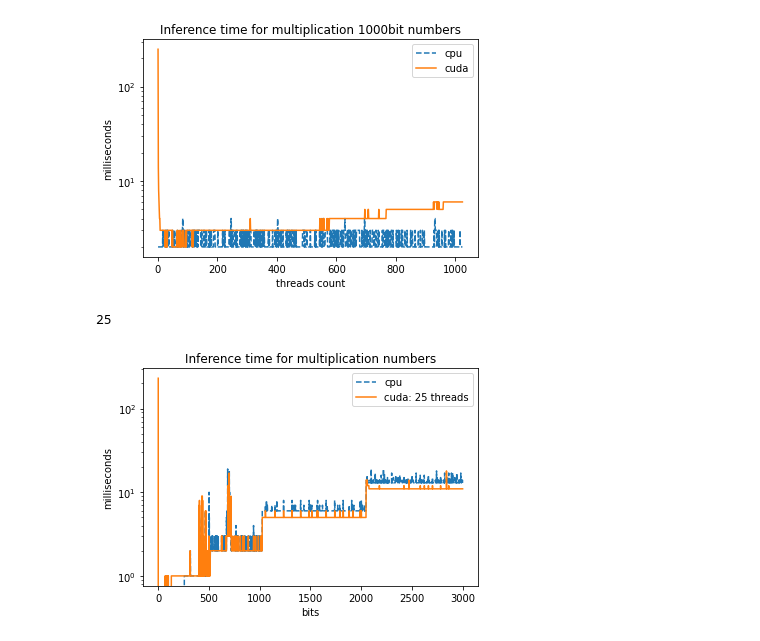
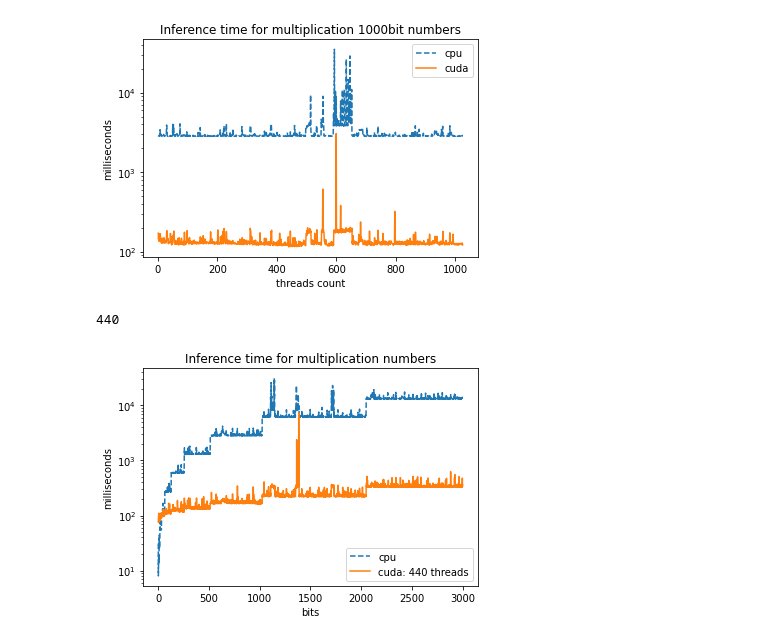
Before and after one commit to elyaishere/sk_high_performance_computing, a Jupyter notebook: cufft/eval.ipynb, the cells around one changed output. Saved outputs shown, nothing was run; the diff lists cells and outputs as text; code cells hidden in the pictures.

```diff
--- a/cufft/eval.ipynb
+++ b/cufft/eval.ipynb
@@ -12,7 +3,7 @@ import numpy as np
 import matplotlib.pylab as plt
 
 
-with open('out_threads.txt', 'r') as f:
+with open('out.txt', 'r') as f:
   lines = np.array([[int(j) for j in i.strip().split()] for i in f.readlines()])
 
 threads = lines[:, 0]
@@ -28,26 +19,26 @@ plt.title('Inference time for multiplication 1000bit numbers')
 plt.legend()
 plt.show()
 # %% [output]
-[figure, old version]
+[figure, new version]
 # %%
 threads[np.argmin(cuda)]
 # %% [output]
-25
+440
 # %%
 with open('out_N.txt', 'r') as f:
   lines = np.array([[int(j) for j in i.strip().split()] for i in f.readlines()])
 
 N = lines[:, 0]
 cuda = lines[:, 1]
 cpu = lines[:, 2]
 
 plt.plot(N, cpu, label='cpu', linestyle='dashed')
-plt.plot(N, cuda, label='cuda: 25 threads')
+plt.plot(N, cuda, label='cuda: 440 threads')
 plt.yscale('log')
 plt.xlabel('bits')
 plt.ylabel('milliseconds')
 plt.title('Inference time for multiplication numbers')
 plt.legend()
 plt.show()
 # %% [output]
-[figure, old version]
+[figure, new version]
```
Also changed, not shown: parts of 4 cells of this notebook, 3 other files.
